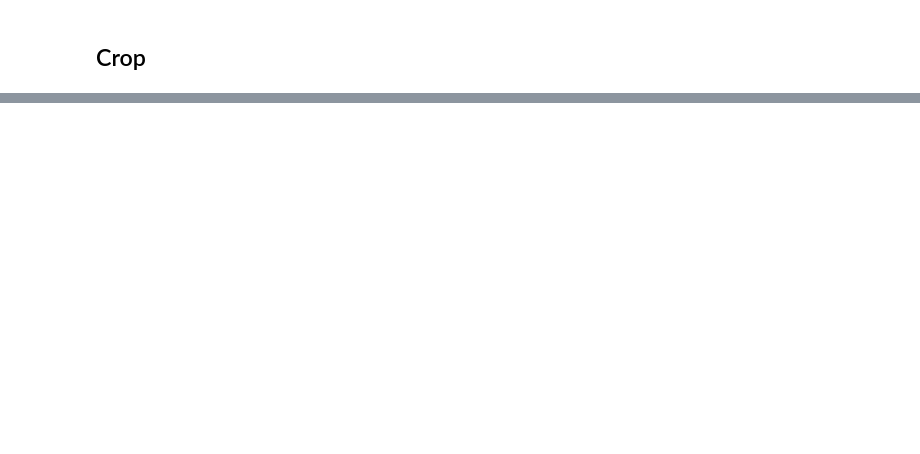
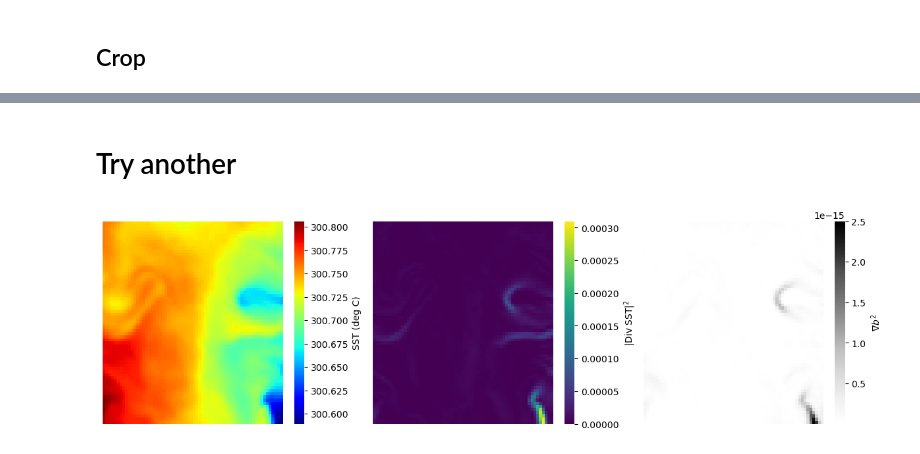
Before and after one commit to Sea-Meets-the-Stars/fronts, a Jupyter notebook: nb/pyBOA_dev.ipynb, the cells around one changed output, grey strips where cells are left out. Cells and saved outputs as stored; diff of their text form; code cells hidden in the pictures; blank space fills up the shorter version.

```diff
--- a/nb/pyBOA_dev.ipynb
+++ b/nb/pyBOA_dev.ipynb
@@ -178,0 +179,8 @@ plot_fronts(idx, res_frnt_crop)
+# %% [markdown]
+# Try another
+# %%
+idx = 0
+div_sst, sst, sss, Divb2 = parse_idx(idx)
+plot_example(idx)
+# %% [output]
+[figure, added]
```
Also changed, not shown: parts of 12 cells of this notebook.
